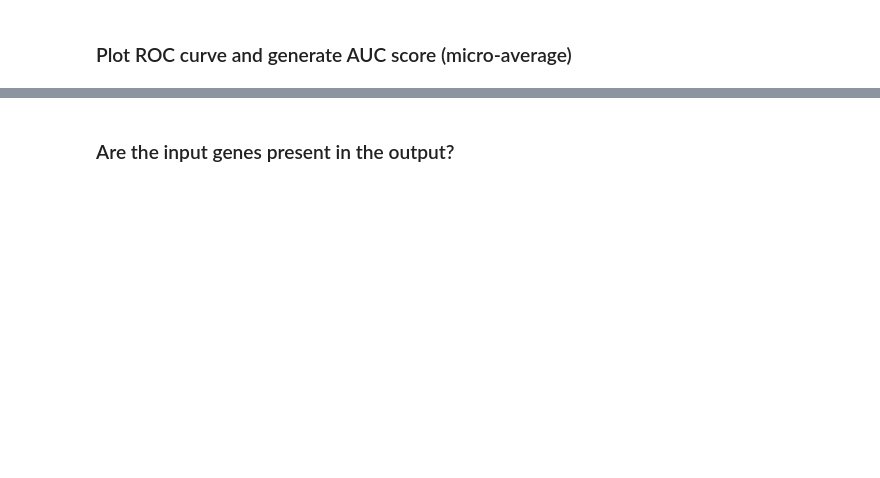
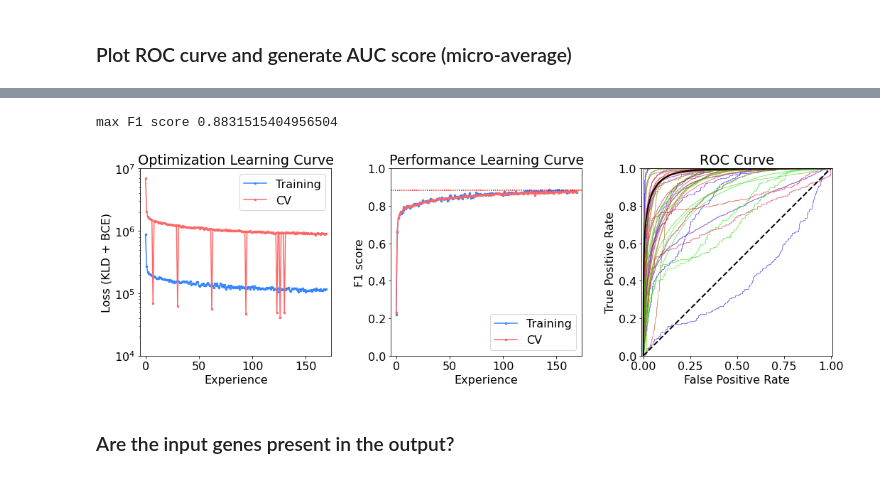
Before and after one commit to natasha-dudek/DeepGenomeVector, a Jupyter notebook: main.ipynb, the cells around one changed output, grey strips where cells are left out. Drawn from its saved outputs; the diff is of its cells as text; code cells hidden in the pictures; blank space fills up the shorter version.

```diff
--- a/main.ipynb
+++ b/main.ipynb
@@ -461,0 +488,6 @@ fig.savefig(BASE_DIR+"roc_fig.pdf", dpi=200, bbox_inches='tight')
+# %%
+fig = data_viz.learningNroc_curve(train_losses, test_losses, train_f1s,
+                                  test_f1s, true_genomes.numpy(), pred.numpy())
+# %% [output]
+max F1 score 0.8831515404956504
+[figure, added]
```
Also changed, not shown: parts of 80 cells of this notebook, 6 other files.
